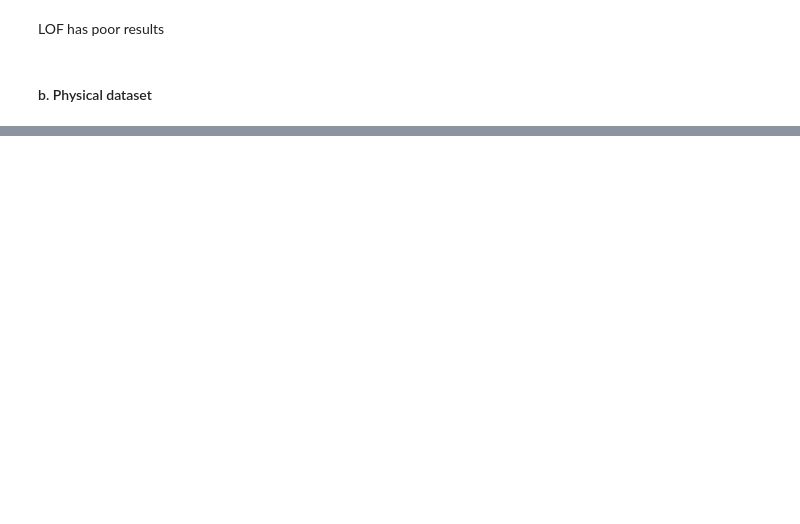
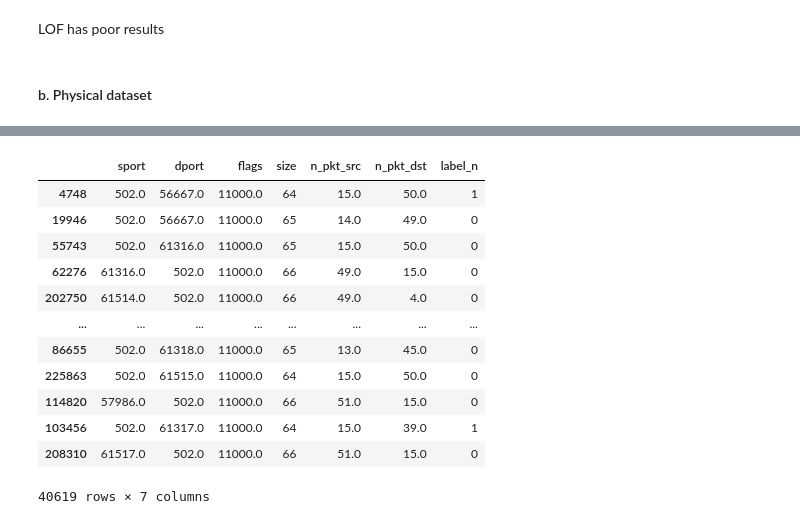
Before and after one commit to theo88400/ML-SECU2024, a Jupyter notebook: src/data_exploration/tom_exploration (fork fisch).ipynb, the cells around one changed output, grey strips where cells are left out. Saved outputs shown, nothing was run; the diff lists cells and outputs as text; code cells hidden in the pictures; blank space fills up the shorter version.

```diff
--- a/src/data_exploration/tom_exploration (fork fisch).ipynb
+++ b/src/data_exploration/tom_exploration (fork fisch).ipynb
@@ -819,0 +900,16 @@ array([[35299,    25],
+# %%
+test_df[test_df["flags"] == 11000]
+# %% [output]
+|  | sport | dport | flags | size | n_pkt_src | n_pkt_dst | label_n |
+| 4748 | 502.0 | 56667.0 | 11000.0 | 64 | 15.0 | 50.0 | 1 |
+| 19946 | 502.0 | 56667.0 | 11000.0 | 65 | 14.0 | 49.0 | 0 |
+| 55743 | 502.0 | 61316.0 | 11000.0 | 65 | 15.0 | 50.0 | 0 |
+| 62276 | 61316.0 | 502.0 | 11000.0 | 66 | 49.0 | 15.0 | 0 |
+| 202750 | 61514.0 | 502.0 | 11000.0 | 66 | 49.0 | 4.0 | 0 |
+| ... | ... | ... | ... | ... | ... | ... | ... |
+| 86655 | 502.0 | 61318.0 | 11000.0 | 65 | 13.0 | 45.0 | 0 |
+| 225863 | 502.0 | 61515.0 | 11000.0 | 64 | 15.0 | 50.0 | 0 |
+| 114820 | 57986.0 | 502.0 | 11000.0 | 66 | 51.0 | 15.0 | 0 |
+| 103456 | 502.0 | 61317.0 | 11000.0 | 64 | 15.0 | 39.0 | 1 |
+| 208310 | 61517.0 | 502.0 | 11000.0 | 66 | 51.0 | 15.0 | 0 |
+40619 rows × 7 columns
```
Also changed, not shown: parts of 16 cells of this notebook, 2 other files.
